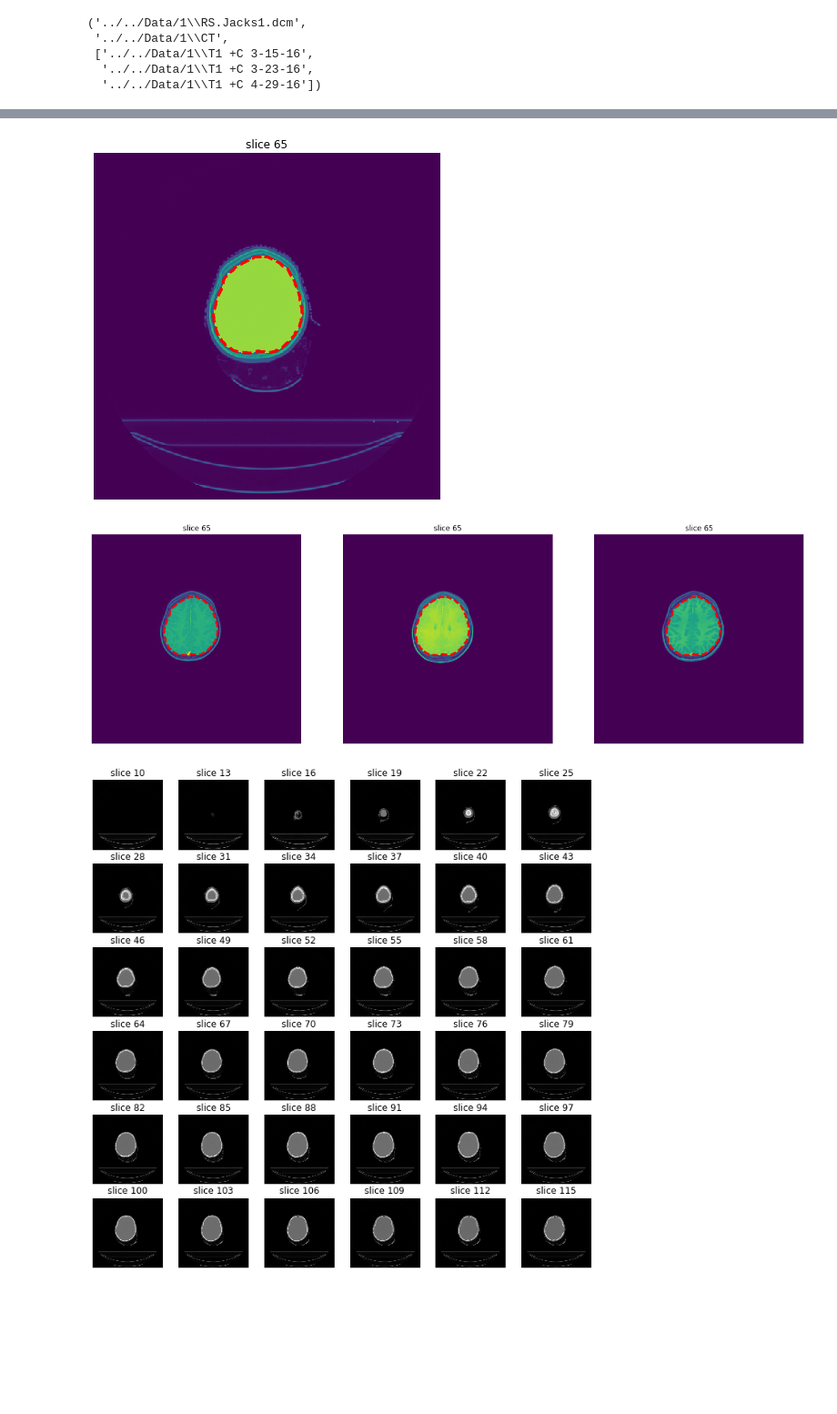
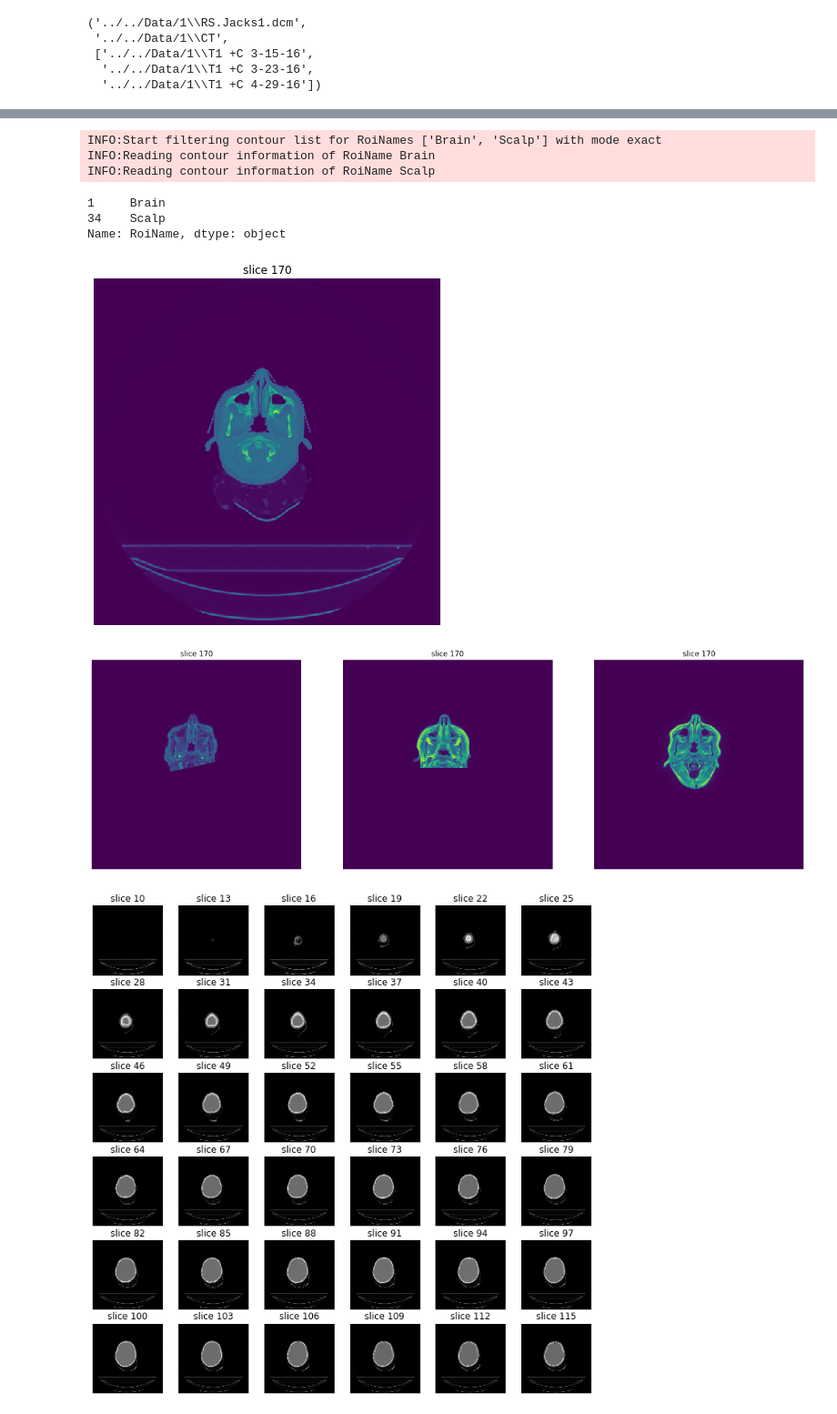
Before and after one commit to CarolineMagg/KidsBrainProject, a Jupyter notebook: data_preprocessing/active_contour_draft.ipynb, the cells around one changed output, grey strips where cells are left out. Shown at 91% size. Saved outputs shown, nothing was run; the diff lists cells and outputs as text; code cells hidden in the pictures; blank space fills up the shorter version.

Commit message:
Add logging and fix bug in read contours

```diff
--- a/data_preprocessing/active_contour_draft.ipynb
+++ b/data_preprocessing/active_contour_draft.ipynb
@@ -126,3 +131,13 @@ Resulting correction: [251.0, 218.0, 0]
 # %%
-struct = "Brain"
-data.read_filtered_contour(roiname=[struct, 'PTV', 'GTV', 'CTV'],mode="approx")
+struct = ["Brain", "PTV","GTV","CTV"]
+data.read_filtered_contour(roiname=['Brain', 'Scalp'],mode="exact")
+# %% [output]
+INFO:Start filtering contour list for RoiNames ['Brain', 'Scalp'] with mode exact
+INFO:Reading contour information of RoiName Brain
+INFO:Reading contour information of RoiName Scalp
+# %%
+data.get_filtered_contour_names()
+# %% [output]
+1     Brain
+34    Scalp
+Name: RoiName, dtype: object
@@ -129,10 +146,9 @@ data.read_filtered_contour(roiname=[struct, 'PTV', 'GTV', 'CTV'],mode="approx")
 # %%
 # visualise single segmentation in 2D in all dicom files
-ind = 65#130#
-data.show_overlays_init("Brain", ind)
+data.show_overlays_init("Scalp", 170)
 # %% [output]
-[figure, old version]
+[figure, new version]
-[figure, old version]
+[figure, new version]
 # %%
 # visualize slices of pre op
 data.show_slices2D(data.get_pre_images())
```
Also changed, not shown: parts of 10 cells of this notebook.
